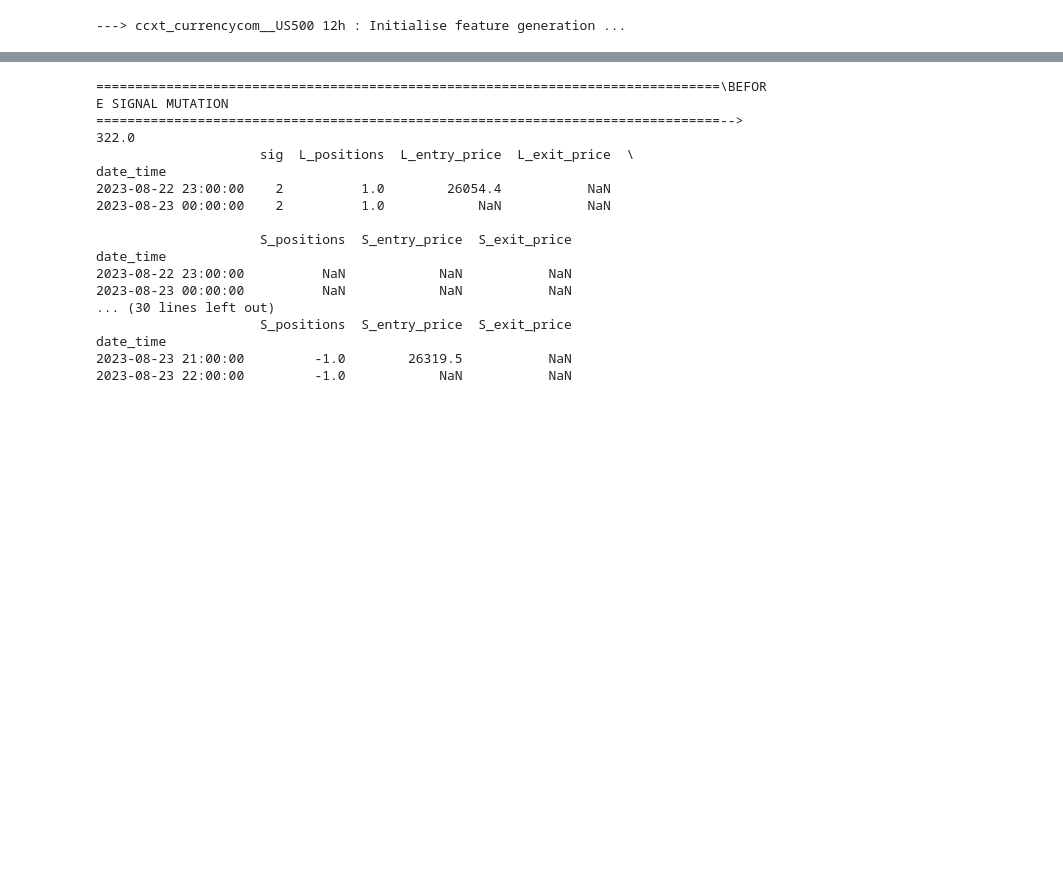
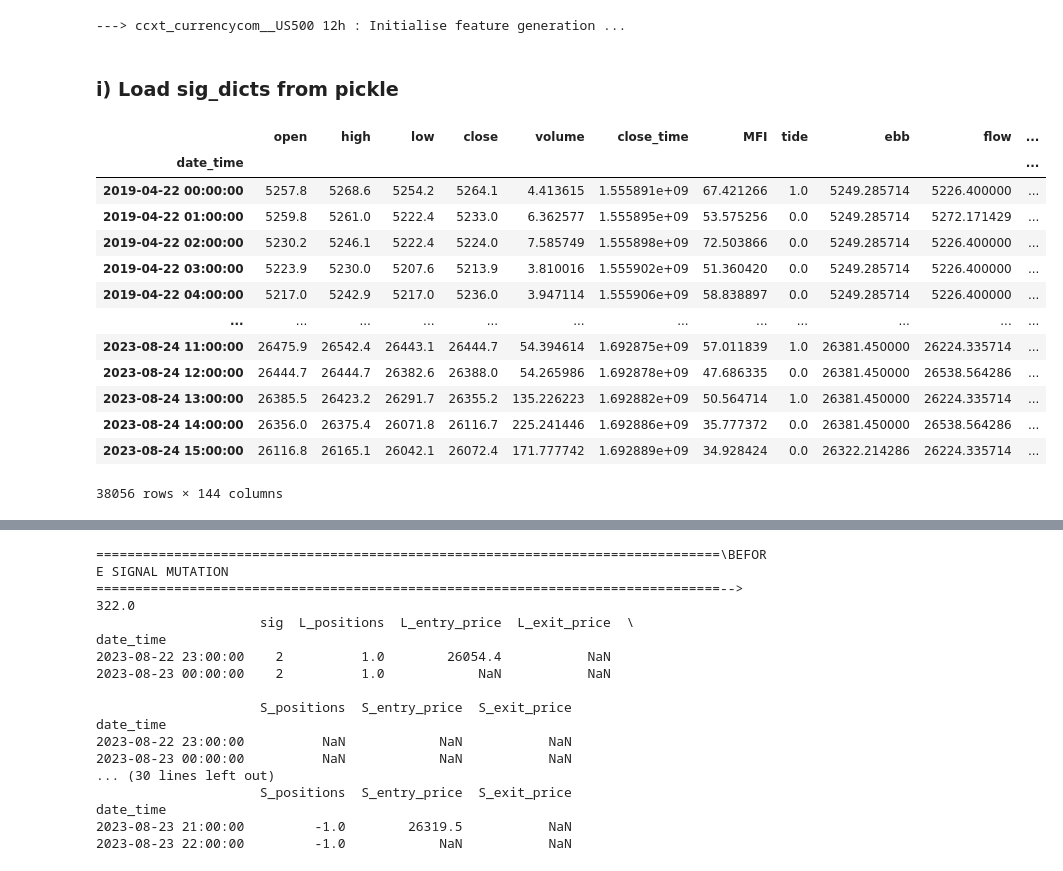
Before and after one commit to shaikrezashafiqbSA/Quantitative-Data-Analysis-and-Prediction, a Jupyter notebook: BTC_Z_Tide.ipynb, the cells around one changed output, grey strips where cells are left out. Drawn from its saved outputs; the diff is of its cells as text; code cells hidden in the pictures; blank space fills up the shorter version.

```diff
--- a/BTC_Z_Tide.ipynb
+++ b/BTC_Z_Tide.ipynb
@@ -715,3 +711,5 @@ sig_dicts = calc_mfi_tide_z_signals(instruments_dict,chosen_to_debug=[])
 ---> ccxt_currencycom__US500 4h : Initialise feature generation ...
 ---> ccxt_currencycom__US500 6h : Initialise feature generation ...
 ---> ccxt_currencycom__US500 12h : Initialise feature generation ...
+# %% [markdown]
+### i) Load sig_dicts from pickle
@@ -727,6 +730,23 @@ df_to_trade = merge_sig_dicts(sig_dicts,
                     instrument_to_trade = instrument_to_trade,
                     timeframe_to_trade = timeframe_to_trade,
                     reduce_col_names = True)
+# %%
+df_to_trade
+# %% [output]
+|  | open | high | low | close | volume | close_time | MFI | tide | ebb | flow | ... |
+| date_time |  |  |  |  |  |  |  |  |  |  | ... |
+| 2019-04-22 00:00:00 | 5257.8 | 5268.6 | 5254.2 | 5264.1 | 4.413615 | 1.555891e+09 | 67.421266 | 1.0 | 5249.285714 | 5226.400000 | ... |
+| 2019-04-22 01:00:00 | 5259.8 | 5261.0 | 5222.4 | 5233.0 | 6.362577 | 1.555895e+09 | 53.575256 | 0.0 | 5249.285714 | 5272.171429 | ... |
+| 2019-04-22 02:00:00 | 5230.2 | 5246.1 | 5222.4 | 5224.0 | 7.585749 | 1.555898e+09 | 72.503866 | 0.0 | 5249.285714 | 5226.400000 | ... |
+| 2019-04-22 03:00:00 | 5223.9 | 5230.0 | 5207.6 | 5213.9 | 3.810016 | 1.555902e+09 | 51.360420 | 0.0 | 5249.285714 | 5226.400000 | ... |
+| 2019-04-22 04:00:00 | 5217.0 | 5242.9 | 5217.0 | 5236.0 | 3.947114 | 1.555906e+09 | 58.838897 | 0.0 | 5249.285714 | 5226.400000 | ... |
+| ... | ... | ... | ... | ... | ... | ... | ... | ... | ... | ... | ... |
+| 2023-08-24 11:00:00 | 26475.9 | 26542.4 | 26443.1 | 26444.7 | 54.394614 | 1.692875e+09 | 57.011839 | 1.0 | 26381.450000 | 26224.335714 | ... |
+| 2023-08-24 12:00:00 | 26444.7 | 26444.7 | 26382.6 | 26388.0 | 54.265986 | 1.692878e+09 | 47.686335 | 0.0 | 26381.450000 | 26538.564286 | ... |
+| 2023-08-24 13:00:00 | 26385.5 | 26423.2 | 26291.7 | 26355.2 | 135.226223 | 1.692882e+09 | 50.564714 | 1.0 | 26381.450000 | 26224.335714 | ... |
+| 2023-08-24 14:00:00 | 26356.0 | 26375.4 | 26071.8 | 26116.7 | 225.241446 | 1.692886e+09 | 35.777372 | 0.0 | 26381.450000 | 26538.564286 | ... |
+| 2023-08-24 15:00:00 | 26116.8 | 26165.1 | 26042.1 | 26072.4 | 171.777742 | 1.692889e+09 | 34.928424 | 0.0 | 26322.214286 | 26224.335714 | ... |
+38056 rows × 144 columns
 # %%
 
 import importlib
```
Also changed, not shown: parts of 14 cells of this notebook, 8 other files.
